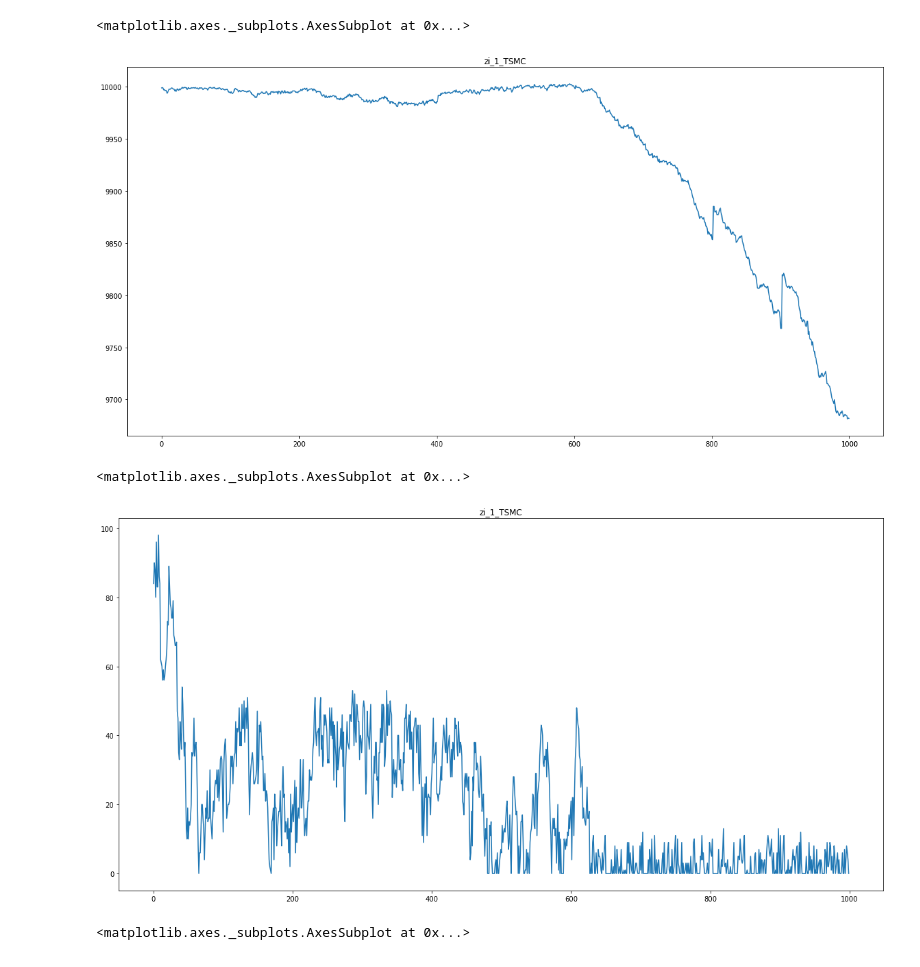
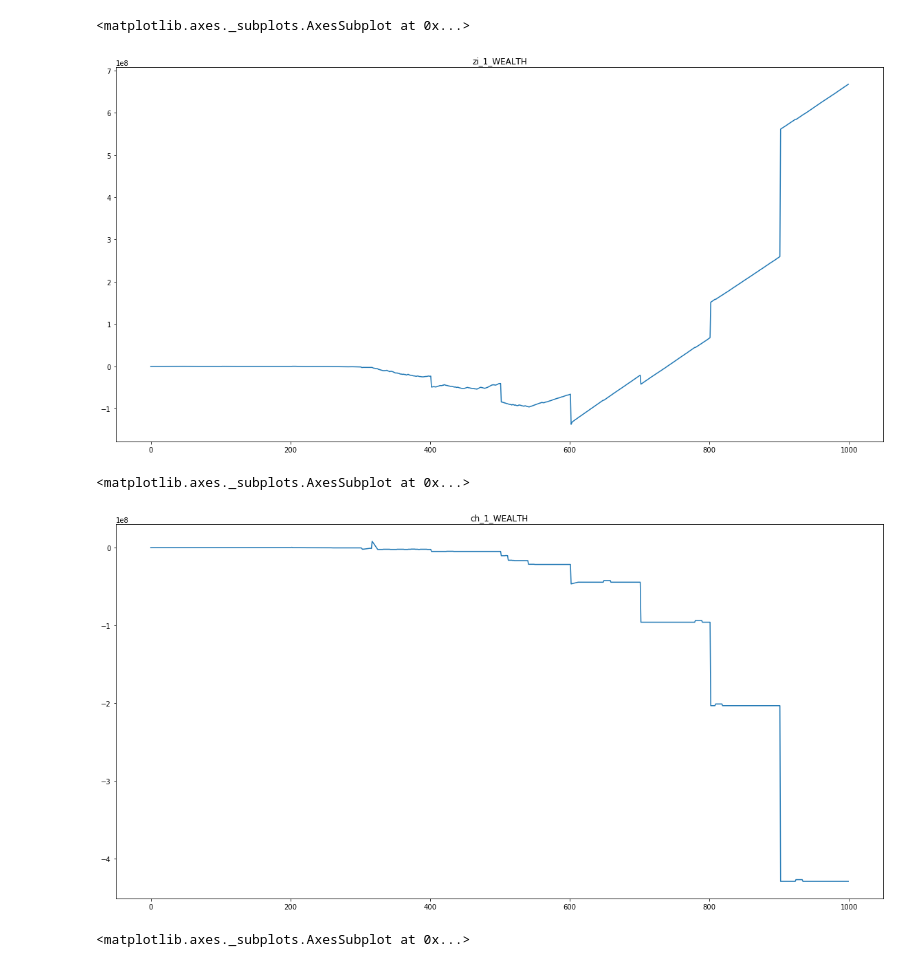
Before and after one commit to lainn9527/market_simulator, a Jupyter notebook: visualization.ipynb, the cells around one changed output. Drawn from its saved outputs; the diff is of its cells as text; code cells hidden in the pictures.

```diff
--- a/visualization.ipynb
+++ b/visualization.ipynb
@@ -23,14 +27,14 @@ Index(['zi_1_CASH', 'zi_1_TSMC', 'ch_1_CASH', 'ch_1_TSMC'], dtype='object')
 # %%
 # for agent_type in agent.columns:
-agent.iloc[:, 0].plot(title = agent.columns[1],  figsize = (20, 10))
+agent.iloc[:, 2].plot(title = agent.columns[2],  figsize = (20, 10))
 # %% [output]
 <matplotlib.axes._subplots.AxesSubplot at 0x...>
-[figure, old version]
+[figure, new version]
 # %%
-agent.iloc[:, 1].plot(title = agent.columns[1],  figsize = (20, 10))
+agent.iloc[:, 5].plot(title = agent.columns[5],  figsize = (20, 10))
 # %% [output]
 <matplotlib.axes._subplots.AxesSubplot at 0x...>
-[figure, old version]
+[figure, new version]
 # %%
 agent.iloc[:, 2].plot(title = agent.columns[2],  figsize = (20, 10))
 # %% [output]
```
Also changed, not shown: parts of 7 cells of this notebook, 6 other files.
